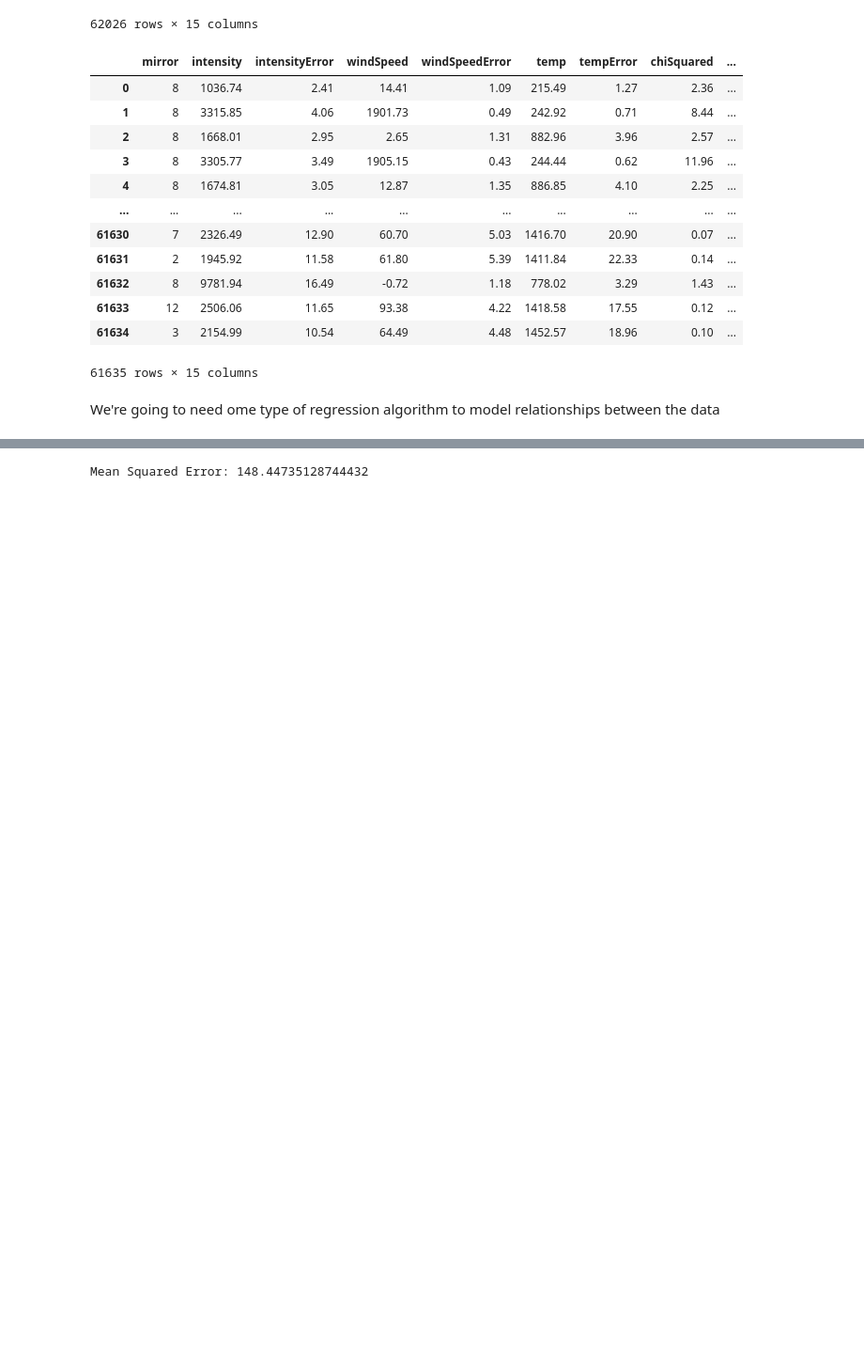
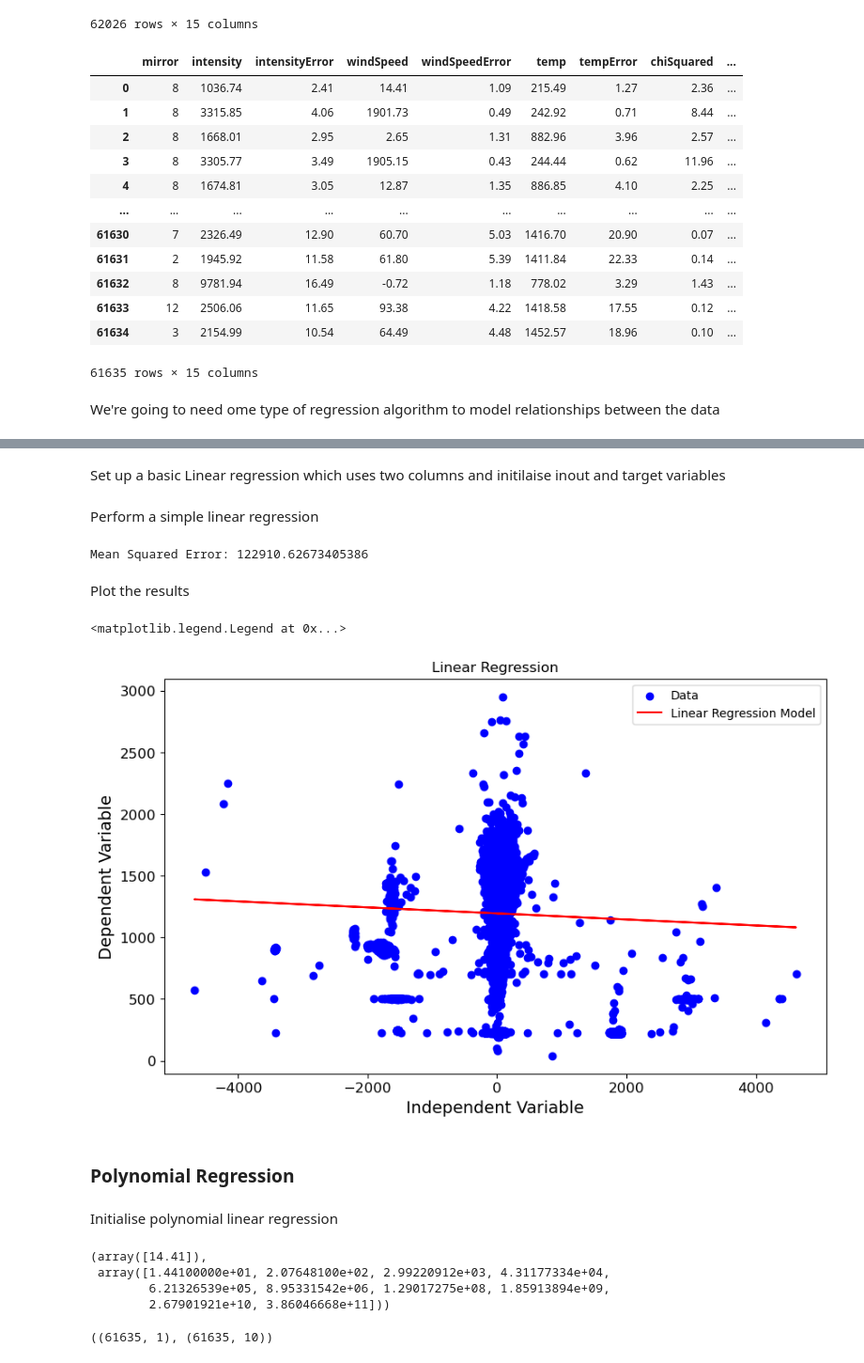
Before and after one commit to elliotdable/fp_ml_ucl, a Jupyter notebook: training.ipynb, the cells around one changed output, grey strips where cells are left out. Shown at 94% size. Saved outputs shown, nothing was run; the diff lists cells and outputs as text; code cells hidden in the pictures; blank space fills up the shorter version.

Commit message:
added a linear and polynomial regression example, where columns can be changed if necesary

```diff
--- a/training.ipynb
+++ b/training.ipynb
@@ -52,0 +55,13 @@ We're going to need ome type of regression algorithm to model relationships betw
+# %%
+# Common imports
+import os
+import numpy as np
+np.random.seed(42) # To make this notebook's output stable across runs
+
+# To plot pretty figures
+%matplotlib inline
+import matplotlib
+import matplotlib.pyplot as plt
+plt.rcParams['axes.labelsize'] = 14
+plt.rcParams['xtick.labelsize'] = 12
+plt.rcParams['ytick.labelsize'] = 12
@@ -53,13 +79,18 @@ We're going to need ome type of regression algorithm to model relationships betw
+# %% [markdown]
+Set up a basic Linear regression which uses two columns and initilaise inout and target variables
+# %%
+# Importing necessary libraries
+import numpy as np
+from sklearn.model_selection import train_test_split, cross_val_score
+from sklearn.linear_model import LinearRegression
+from sklearn.metrics import mean_squared_error
+
+# choose these as your input (X), an your target (y), chamge them as needed
+X = np.array(kiruna.windSpeed).reshape(-1,1)
+y = np.array(kiruna.temp).reshape(-1,1)
+# %% [markdown]
+Perform a simple linear regression
 # %%
-# Importing necessary libraries
-import numpy as np
-from sklearn.model_selection import train_test_split
-from sklearn.linear_model import LinearRegression
-from sklearn.metrics import mean_squared_error
-
-X = np.array(kiruna.windSpeed).reshape(-1,1)
-y = np.array(kiruna.skyTemp).reshape(-1,1)
-
 # Splitting the dataset into training and testing sets
 X_train, X_test, y_train, y_test = train_test_split(X, y, test_size=0.2, random_state=42)
 
@@ -76,4 +107,45 @@ predictions = linear_regression.predict(X_test)
 mse = mean_squared_error(y_test, predictions)
 print("Mean Squared Error:", mse)
 # %% [output]
-Mean Squared Error: 148.44735128744432
+Mean Squared Error: 122910.62673405386
+# %% [markdown]
+Plot the results
+# %%
+# Scatter plot the data points
+plt.figure(figsize=(10, 6))
+plt.scatter(X, y, color='blue', label='Data')
+
+# Plot the regression line
+plt.plot(X, linear_regression.predict(X), color='red', label='Linear Regression Model')
+
+# Add labels and title
+plt.xlabel('Independent Variable')
+plt.ylabel('Dependent Variable')
+plt.title('Linear Regression')
+plt.legend()
+# %% [output]
+<matplotlib.legend.Legend at 0x...>
+[figure, added]
+# %% [markdown]
+### Polynomial Regression
+# %% [markdown]
+Initialise polynomial linear regression
+# %%
+from sklearn.preprocessing import PolynomialFeatures
+
+# the degree can be adjusted to suit the data
+n = 10
+poly_features = PolynomialFeatures(degree=n, include_bias=False)
+
+# map the polynomial to transform X, the model output now has n features for each data point
+X_poly = poly_features.fit_transform(X)
+X[0], X_poly[0]
+# %% [output]
+(array([14.41]),
+ array([1.44100000e+01, 2.07648100e+02, 2.99220912e+03, 4.31177334e+04,
+        6.21326539e+05, 8.95331542e+06, 1.29017275e+08, 1.85913894e+09,
+        2.67901921e+10, 3.86046668e+11]))
+# %%
+X.shape, X_poly.shape
+# %% [output]
+((61635, 1), (61635, 10))
```
Also changed, not shown: parts of 10 cells of this notebook.
